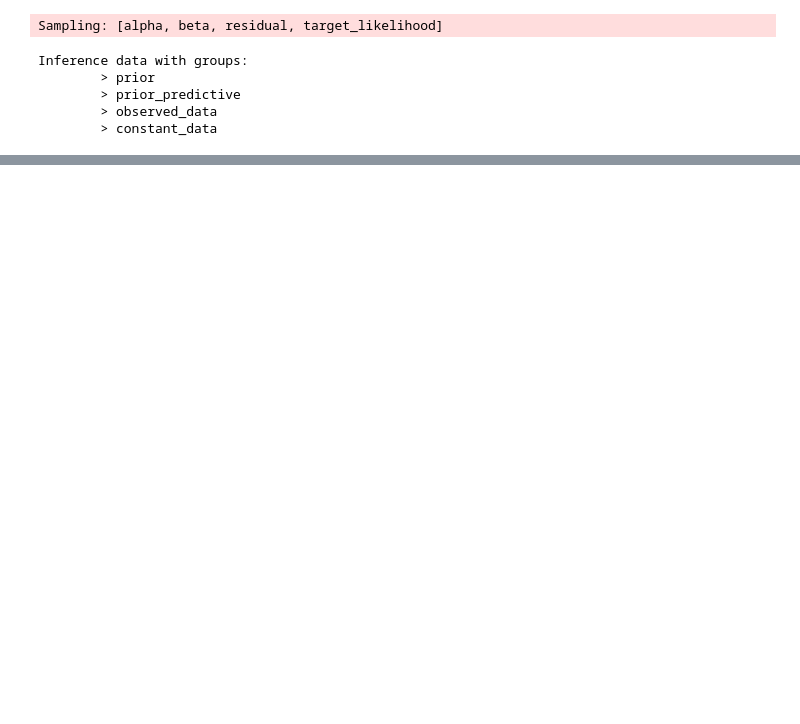
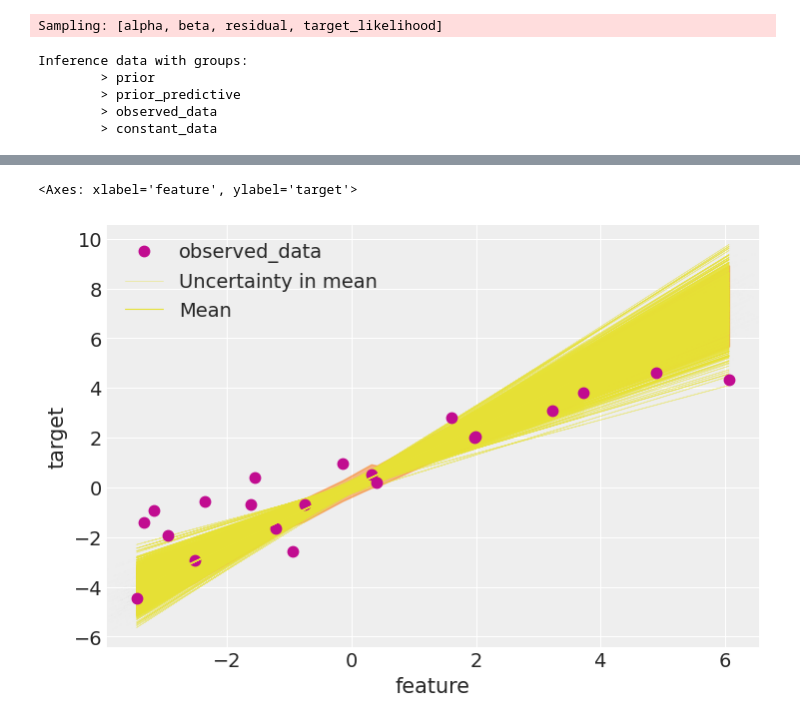
Before and after one commit to devereaweaver/Probabilistic-Machine-Learning-for-Finance, a Jupyter notebook: test.ipynb, the cells around one changed output, grey strips where cells are left out. Drawn from its saved outputs; the diff is of its cells as text; code cells hidden in the pictures; blank space fills up the shorter version.

```diff
--- a/test.ipynb
+++ b/test.ipynb
@@ -231,0 +289,15 @@ Inference data with groups:
+# %%
+# Plot 90% HDI of untrained ensemble
+fig, ax = plt.subplots()
+
+# Plot the 1000 regression lines
+az.plot_lm(idata=idata, x=feature_train, y=target_train, num_samples=1000, y_model=prior_target, axes=ax,)
+
+# Plot the prior predictive data within the 90% HDI band
+az.plot_hdi(feature_train, prior_predictive, hdi_prob=0.90, smooth=False)
+
+# ax.set_xlim(-2, 2)
+# ax.set_ylim(-5, 5)
+# %% [output]
+<Axes: xlabel='feature', ylabel='target'>
+[figure, added]
```
Also changed, not shown: parts of 9 cells of this notebook.
